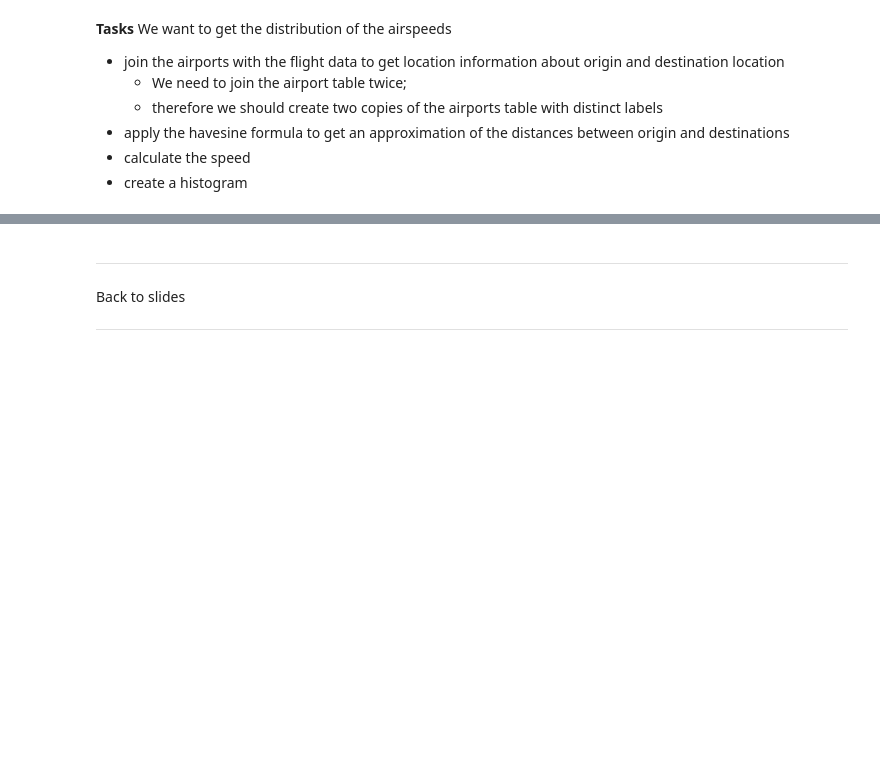
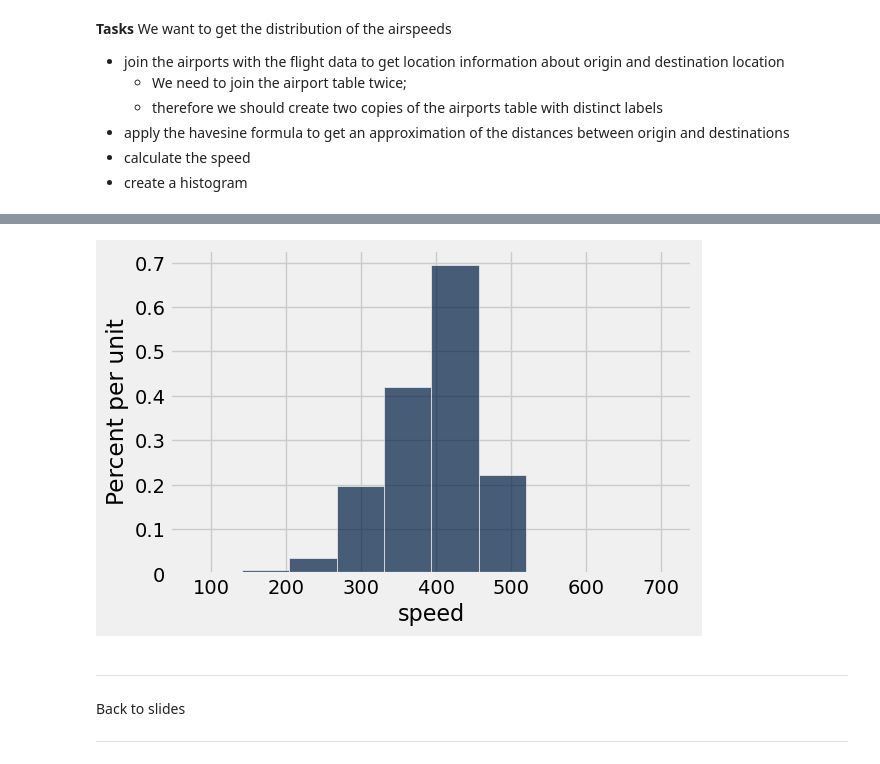
Before and after one commit to ucsb-ds/cmpsc5a-w24-public, a Jupyter notebook: lec-notebooks/lec11_table_examples.ipynb, the cells around one changed output, grey strips where cells are left out. Saved outputs shown, nothing was run; the diff lists cells and outputs as text; code cells hidden in the pictures; blank space fills up the shorter version.

```diff
--- a/lec-notebooks/lec11_table_examples.ipynb
+++ b/lec-notebooks/lec11_table_examples.ipynb
@@ -56,0 +142,6 @@ We want to get the distribution of the airspeeds
+# %%
+flights = Table.read_table('data/flights.csv').select('carrier', 'flight', 'origin', 'air_time', 'dest')
+# %%
+flights = flights.join('origin', airports_origin, 'faa')
+flights = flights.join('dest', airports_dest, 'faa')
+flights
@@ -56,0 +161,4 @@ We want to get the distribution of the airspeeds
+# %%
+dist = flights.apply(distance, 'lat_o', 'lon_o', 'lat_d','lon_d')
+flights = flights.with_column('distance', dist)
+flights
@@ -56,0 +178,4 @@ We want to get the distribution of the airspeeds
+# %%
+speed = flights.column('distance') / flights.column('air_time') * 60
+flights = flights.with_column('speed',speed)
+flights
@@ -57,3 +195,7 @@ We want to get the distribution of the airspeeds
+# %%
+flights.hist('speed')
+# %% [output]
+[figure, added]
 # %% [markdown]
 ---
 Back to slides
```
Also changed, not shown: parts of 11 cells of this notebook, 1 other file.
